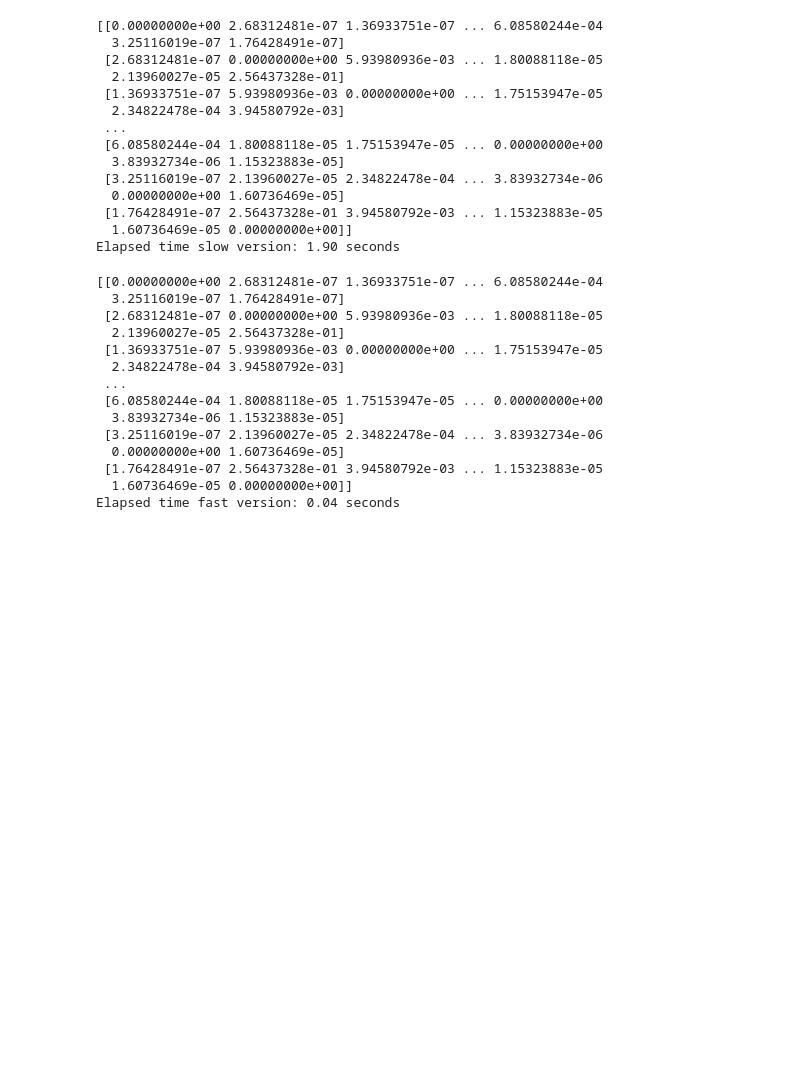
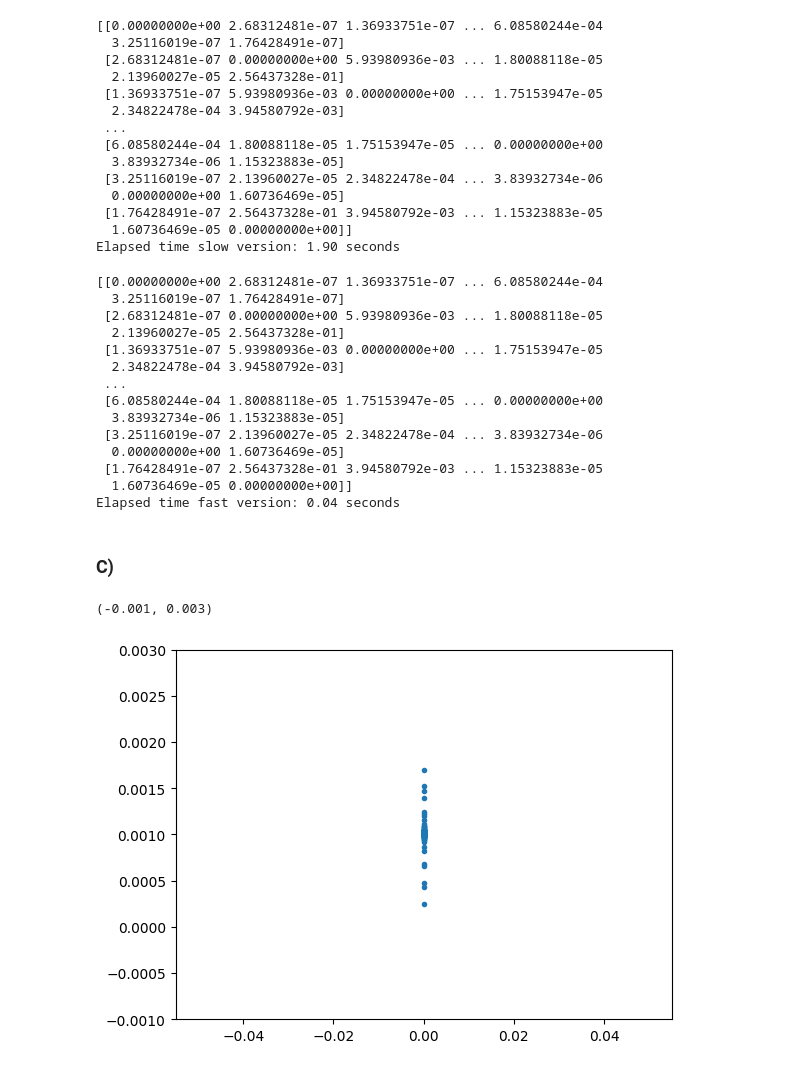
Before and after one commit to dahnlund/SF2526-Lab2, a Jupyter notebook: ex4.ipynb, the cells around one changed output. Drawn from its saved outputs; the diff is of its cells as text; code cells hidden in the pictures; blank space fills up the shorter version.

```diff
--- a/ex4.ipynb
+++ b/ex4.ipynb
@@ -154,3 +154,17 @@ print("Elapsed time fast version: {:.2f} seconds".format(end_time - start_time))
  [1.76428491e-07 2.56437328e-01 3.94580792e-03 ... 1.15323883e-05
   1.60736469e-05 0.00000000e+00]]
 Elapsed time fast version: 0.04 seconds
+# %% [markdown]
+### C)
+# %%
+D = np.diag(np.sum(W, axis = 1))
+L = D - W
+
+eigvals, eigvectors = eig(L)
+
+xvals = np.zeros((eigvectors.shape[0],1))
+plt.plot(xvals,eigvectors[:,1], '.')
+plt.ylim(bottom = -0.001, top = 0.003)
+# %% [output]
+(-0.001, 0.003)
+[figure, added]
```
